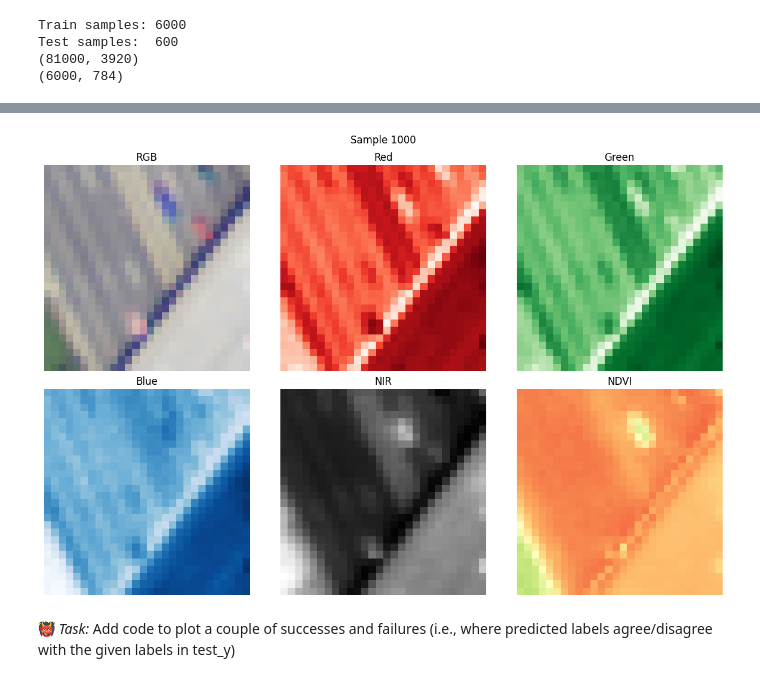
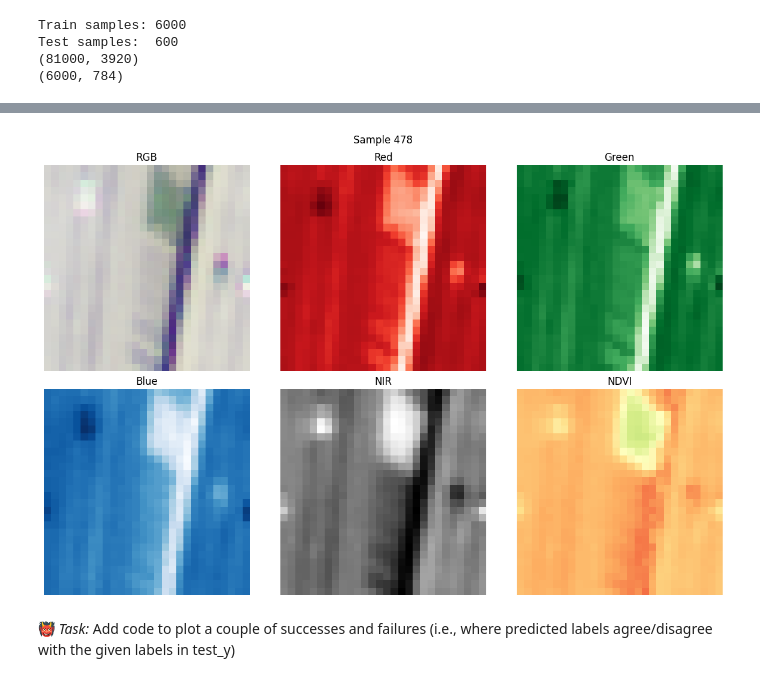
Before and after one commit to Ameisenweg/remote-sensing-lc-db, a Jupyter notebook: Random_forest_classifier_on_remote_sensing_image.ipynb, the cells around one changed output, grey strips where cells are left out. Drawn from its saved outputs; the diff is of its cells as text; code cells hidden in the pictures.

```diff
--- a/Random_forest_classifier_on_remote_sensing_image.ipynb
+++ b/Random_forest_classifier_on_remote_sensing_image.ipynb
@@ -748,8 +766,8 @@ Training time: 36.901 s
 # %%
 # plot one data sample with a sample_index:
-plot_sample_channels(X, DEFAULT_CONFIG, sample_index=1000, has_ndvi=True)
+plot_sample_channels(X_test_df, DEFAULT_CONFIG, sample_index=478, has_ndvi=True)
 # %% [output]
-[figure, old version]
+[figure, new version]
 # %% [markdown]
 &#x1F479;  _Task:_ Add code to plot a couple of successes and failures (i.e., where predicted labels agree/disagree with the given labels in test_y)
 # %%
```
Also changed, not shown: parts of 11 cells of this notebook.
